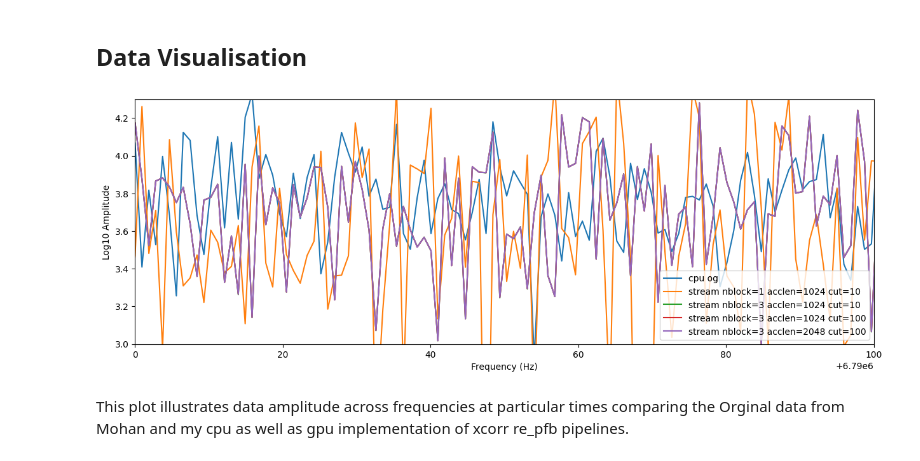
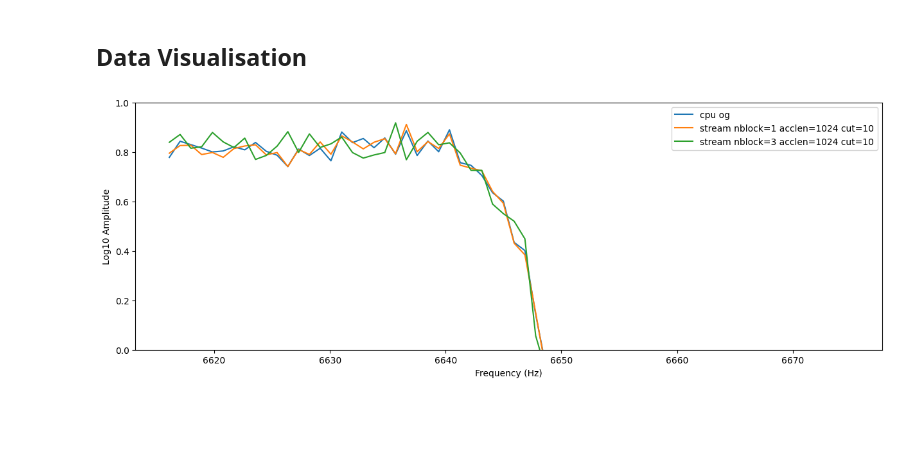
Before and after one commit to PhilJ0ly/albatros_axion_detection, a Jupyter notebook: Jupyter/GPU_Stream_Comparison.ipynb, the cells around one changed output. Saved outputs shown, nothing was run; the diff lists cells and outputs as text; code cells hidden in the pictures; blank space fills up the shorter version.

Commit message:
added some graphing logic for visualization

```diff
--- a/Jupyter/GPU_Stream_Comparison.ipynb
+++ b/Jupyter/GPU_Stream_Comparison.ipynb
@@ -11,20 +11,19 @@ import sys
 from os import path
 sys.path.append(path.expanduser('~'))
 # %%
+fns = [
+    "/project/s/sievers/philj0ly/xcorr_cpu/xcorr_all_ant_4bit_1721361671_14336_64_1788_47_48_og.npz",
+    "/project/s/sievers/philj0ly/xcorr_gpu/stream_xcorr_all_ant_4bit_1721361671_14336_64_255_47_48_compare.npz",
+    "/project/s/sievers/philj0ly/xcorr_gpu/stream_xcorr_all_ant_4bit_1721361671_1024_64_3576_47_48.npz"
+]
+
 # fns = [
-#     "/project/s/sievers/philj0ly/xcorr_cpu/xcorr_all_ant_4bit_1721361671_14336_64_1788_47_48_og.npz",
-#     # "/project/s/sievers/philj0ly/xcorr_gpu/xcorr_all_ant_4bit_1721361671_14336_64_1788_47_48_wcut.npz",
-#     "/project/s/sievers/philj0ly/xcorr_gpu/stream_xcorr_all_ant_4bit_1721361671_14336_64_255_47_48_compare.npz",
-#     "/project/s/sievers/philj0ly/xcorr_gpu/stream_xcorr_all_ant_4bit_1721361671_1024_64_3576_47_48.npz"
+#     "/project/s/sievers/philj0ly/xcorr_cpu/xcorr_all_ant_4bit_1721361671_458752_65536_55_47_48_og.npz",
+#     "/project/s/sievers/philj0ly/xcorr_gpu/stream_xcorr_all_ant_4bit_1721361671_1024_65536_3576_47_48_1nblock.npz",
+#     "/project/s/sievers/philj0ly/xcorr_gpu/stream_xcorr_all_ant_4bit_1721361671_1024_65536_3576_47_48_3nblock_10cut.npz",
+#     "/project/s/sievers/philj0ly/xcorr_gpu/stream_xcorr_all_ant_4bit_1721361671_1024_65536_3576_47_48_3nblock_100cut.npz",
+#     "/project/s/sievers/philj0ly/xcorr_gpu/stream_xcorr_all_ant_4bit_1721361671_2048_65536_1788_47_48.npz"
 # ]
-
-fns = [
-    "/project/s/sievers/philj0ly/xcorr_cpu/xcorr_all_ant_4bit_1721361671_458752_65536_55_47_48_og.npz",
-    "/project/s/sievers/philj0ly/xcorr_gpu/stream_xcorr_all_ant_4bit_1721361671_1024_65536_3576_47_48_1nblock.npz",
-    "/project/s/sievers/philj0ly/xcorr_gpu/stream_xcorr_all_ant_4bit_1721361671_1024_65536_3576_47_48_3nblock_10cut.npz",
-    "/project/s/sievers/philj0ly/xcorr_gpu/stream_xcorr_all_ant_4bit_1721361671_1024_65536_3576_47_48_3nblock_100cut.npz",
-    "/project/s/sievers/philj0ly/xcorr_gpu/stream_xcorr_all_ant_4bit_1721361671_2048_65536_1788_47_48.npz"
-]
 
 
 data = []
@@ -66,28 +54,25 @@ freqs_og = chans_og*df
 # %%
 t = 15
 # pu = ['gpu og accl=14336 cut=1024', 'stream_comp accl=14336 cut=1024', 'stream accl=1024 cut=10']
 pu = ['cpu og', 'stream nblock=1 acclen=1024 cut=10', 'stream nblock=3 acclen=1024 cut=10', 'stream nblock=3 acclen=1024 cut=100', 'stream nblock=3 acclen=2048 cut=100',]
 
 plt.figure(figsize=(15,5))
 for i in range(len(fns)):
     # if i != 1:
     plt.plot(freqs[i], np.log10(np.abs(spectra[i][0,0,:,t])), label=pu[i])
     # break
     # plt.plot(freqs[i], np.abs(spectra[i][0,0,:,t]), label=pu[i])
 
 
-# plt.plot(freqs_og, np.log10(np.abs(spectra_og[0,0,:,t])), label="Original")
-x0 = 6.79e6
-dx = 100
-plt.xlim(x0,x0+dx)
-plt.ylim(3,4.3)
+# x0 = 6.79e6
+# dx = 100
+# plt.xlim(x0,x0+dx)
+plt.ylim(0,1)
 
 plt.xlabel('Frequency (Hz)')
 plt.ylabel('Log10 Amplitude')
 plt.legend()
 
 plt.show()
 # %% [output]
-[figure, old version]
+[figure, new version]
-# %% [markdown]
-This plot illustrates data amplitude across frequencies at particular times comparing the Orginal data from Mohan and my cpu as well as gpu implementation of xcorr re_pfb pipelines.
```
Also changed, not shown: parts of 5 cells of this notebook, 2 other files.
